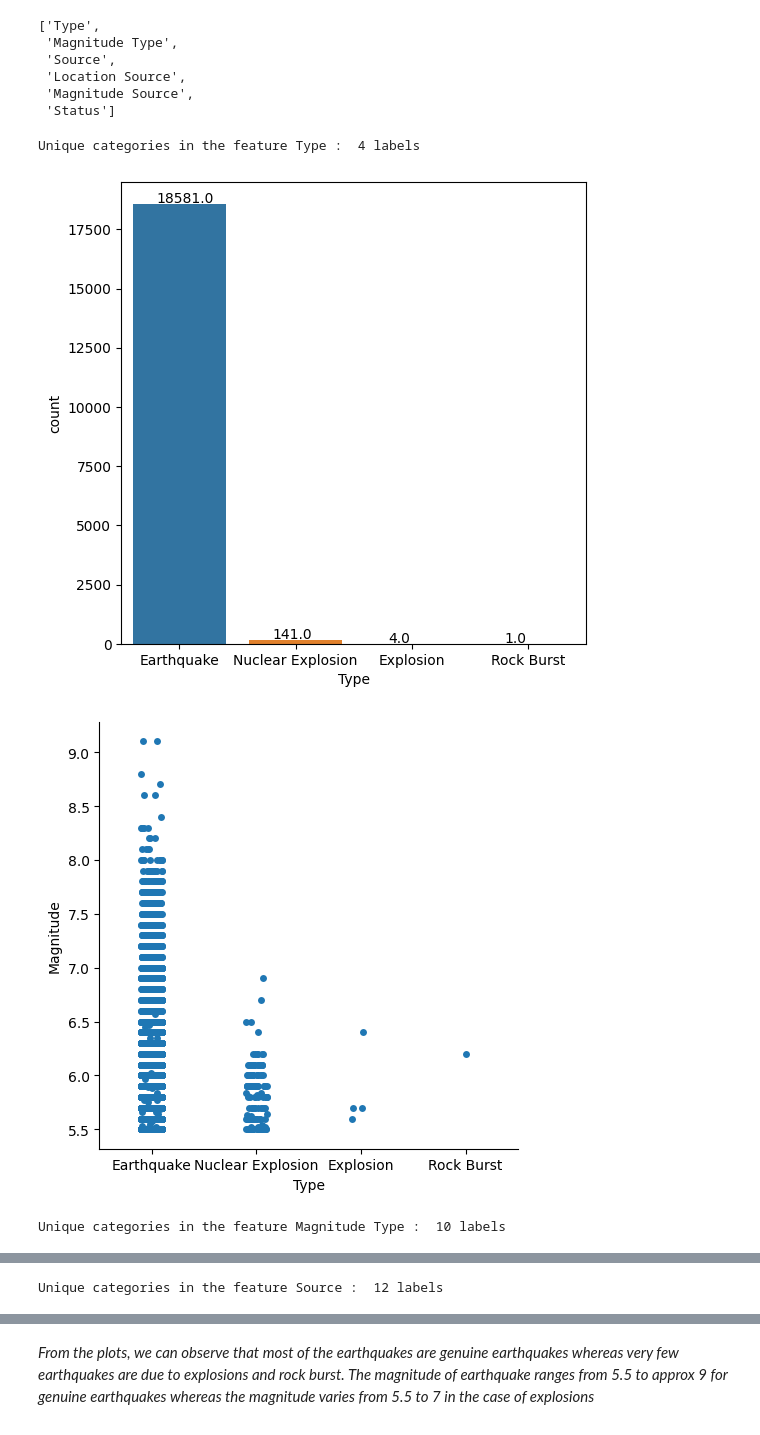
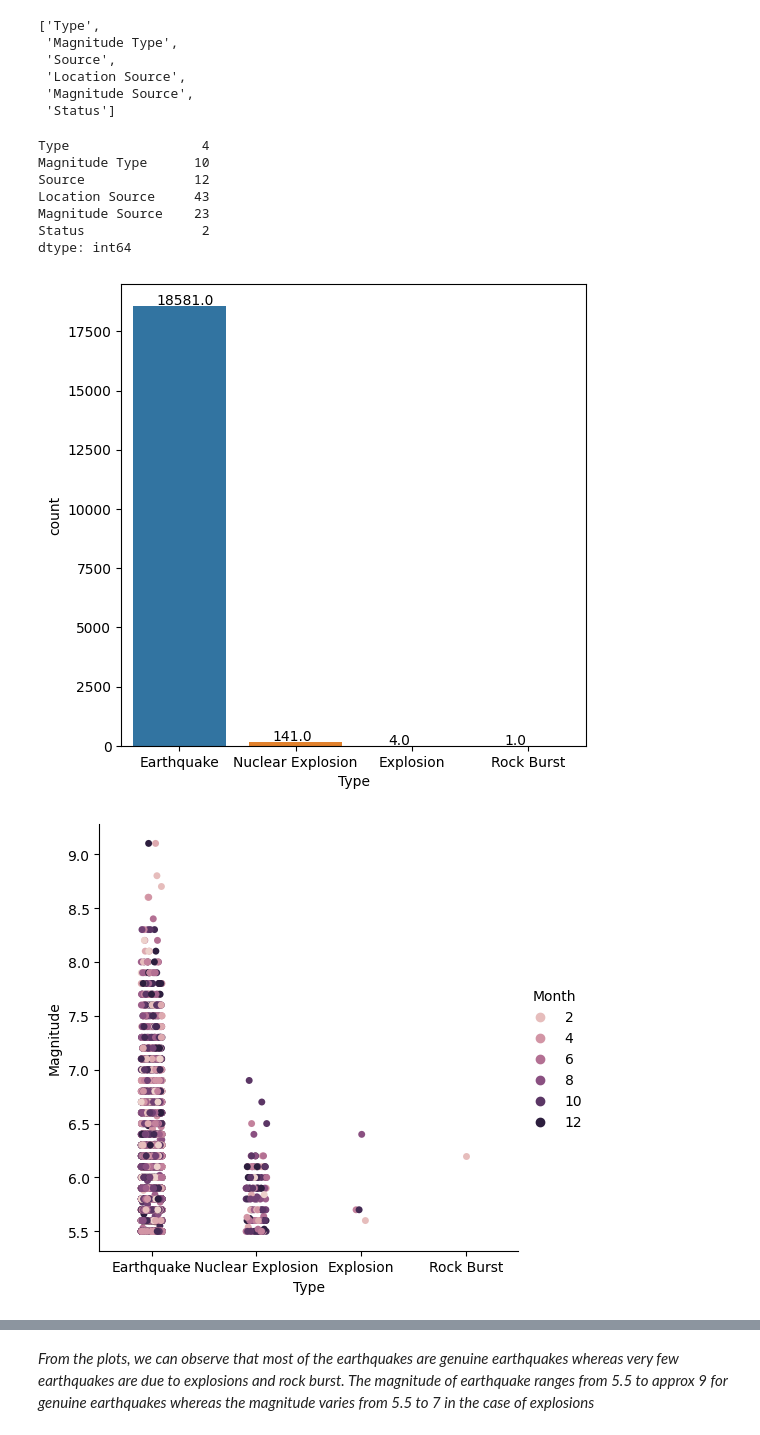
Before and after one commit to nipun1992/EarthquakeMagnitudePrediction, a Jupyter notebook: Earthquake_Magnitude_Prediction.ipynb, the cells around one changed output, grey strips where cells are left out. Drawn from its saved outputs; the diff is of its cells as text; code cells hidden in the pictures.

Commit message:
Processing categorical features

```diff
--- a/Earthquake_Magnitude_Prediction.ipynb
+++ b/Earthquake_Magnitude_Prediction.ipynb
@@ -597,20 +597,28 @@ categorical_features
  'Location Source',
  'Magnitude Source',
  'Status']
+# %%
+df_train[categorical_features].nunique()
+# %% [output]
+Type                 4
+Magnitude Type      10
+Source              12
+Location Source     43
+Magnitude Source    23
+Status               2
+dtype: int64
 # %%
 for feature in categorical_features:
-    print('Unique categories in the feature', feature, ': ', df_train[feature].nunique(), 'labels')
+    #print('Unique categories in the feature', feature, ': ', df_train[feature].nunique(), 'labels')
     if df_train[feature].nunique() <= 12:
       #print(df_train[feature].value_counts())
       plt.figure(figsize=(6,6))
       ax = sns.countplot(x=feature, data=df_train)
       for p in ax.patches:
         ax.annotate('{:.1f}'.format(p.get_height()), (p.get_x()+0.2, p.get_height()+50))
-      sns.catplot(x=feature, y='Magnitude', data=df_train)
+      sns.catplot(x=feature, y='Magnitude', data=df_train, hue='Month')
       plt.show()
 # %% [output]
-Unique categories in the feature Type :  4 labels
 [figure]
-[figure, old version]
+[figure, new version]
-Unique categories in the feature Magnitude Type :  10 labels
 [figure]
@@ -618,2 +626 @@ Unique categories in the feature Magnitude Type :  10 labels
-Unique categories in the feature Source :  12 labels
 [figure]
```
Also changed, not shown: parts of 17 cells of this notebook.
